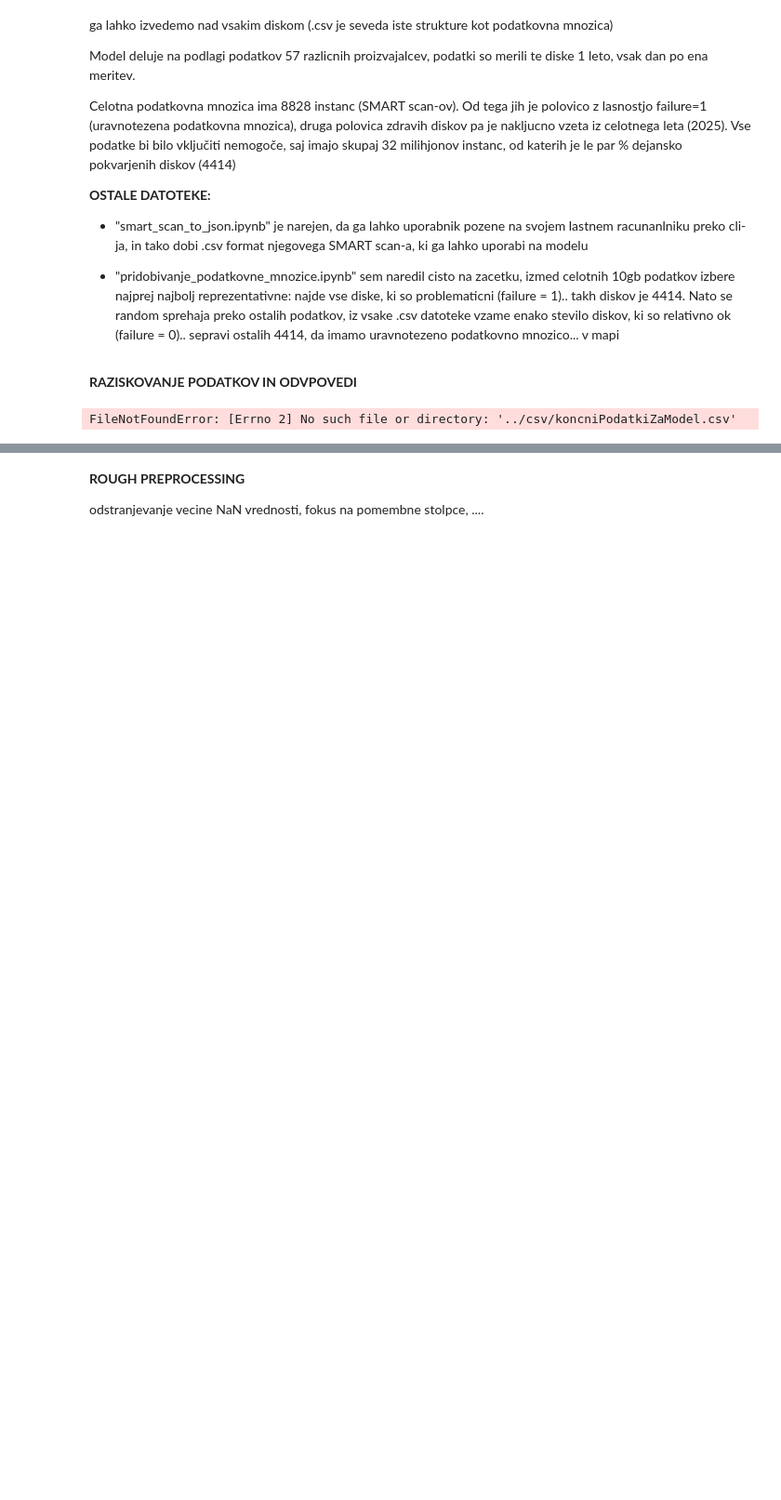
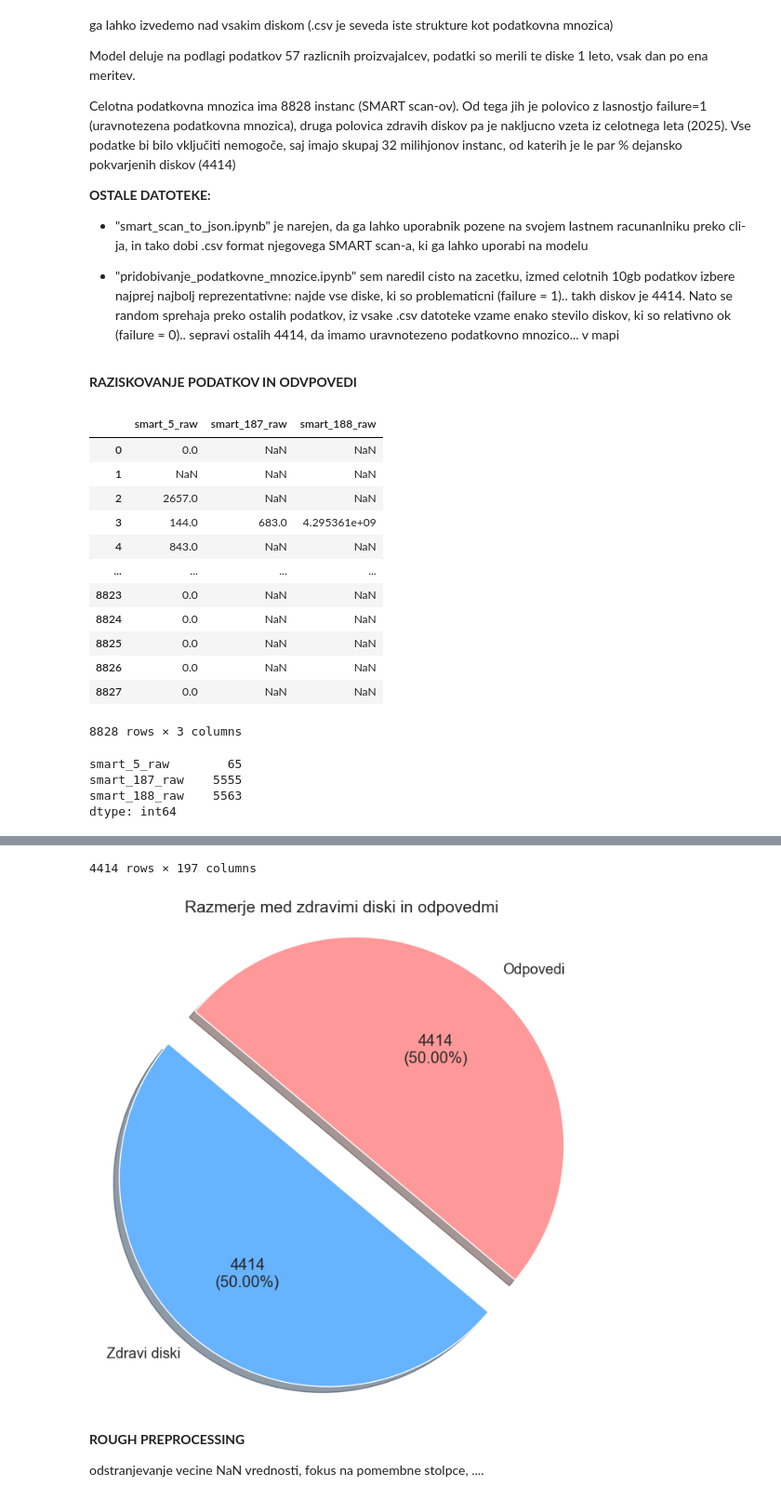
Before and after one commit to Luka-Petek/diskFailurePrediction, a Jupyter notebook: srcML/smart_scan_model.ipynb, the cells around one changed output, grey strips where cells are left out. Shown at 93% size. Saved outputs shown, nothing was run; the diff lists cells and outputs as text; code cells hidden in the pictures; blank space fills up the shorter version.

```diff
--- a/srcML/smart_scan_model.ipynb
+++ b/srcML/smart_scan_model.ipynb
@@ -17,8 +17,12 @@ Celotna podatkovna mnozica ima 8828 instanc (SMART scan-ov). Od tega jih je polo
 # %%
 import numpy as np
 import pandas as pd
+import os
 
-df = pd.read_csv('../csv/koncniPodatkiZaModel.csv', sep=',')
+notebook_path = os.path.abspath('')
+csv_path = os.path.join(notebook_path, 'csv', 'koncniPodatkiZaModel.csv')
+
+df = pd.read_csv(csv_path)
 
 pomembni = df[['smart_5_raw','smart_187_raw','smart_188_raw']]
 display(pomembni)
@@ -49,4 +53,20 @@ plt.title('Razmerje med zdravimi diski in odpovedmi', fontsize=15)
 plt.axis('equal')
 plt.show()
 # %% [output]
+|  | smart_5_raw | smart_187_raw | smart_188_raw |
+| 0 | 0.0 | NaN | NaN |
+| 1 | NaN | NaN | NaN |
+| 2 | 2657.0 | NaN | NaN |
+| 3 | 144.0 | 683.0 | 4.295361e+09 |
+| 4 | 843.0 | NaN | NaN |
+| ... | ... | ... | ... |
+| 8823 | 0.0 | NaN | NaN |
+| 8824 | 0.0 | NaN | NaN |
+| 8825 | 0.0 | NaN | NaN |
+| 8826 | 0.0 | NaN | NaN |
+| 8827 | 0.0 | NaN | NaN |
-FileNotFoundError: [Errno 2] No such file or directory: '../csv/koncniPodatkiZaModel.csv'
+8828 rows × 3 columns
+smart_5_raw        65
+smart_187_raw    5555
+smart_188_raw    5563
+dtype: int64
@@ -53,3 +85,5 @@ FileNotFoundError: [Errno 2] No such file or directory: '../csv/koncniPodatkiZaM
+4414 rows × 197 columns
+[figure, added]
 # %% [markdown]
 **ROUGH PREPROCESSING**
 
```
Also changed, not shown: parts of 15 cells of this notebook, 33 other files.
